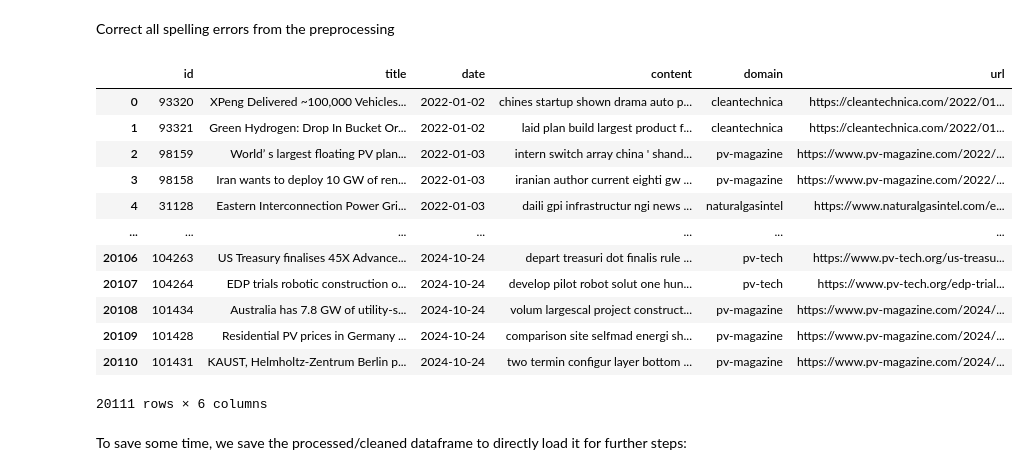
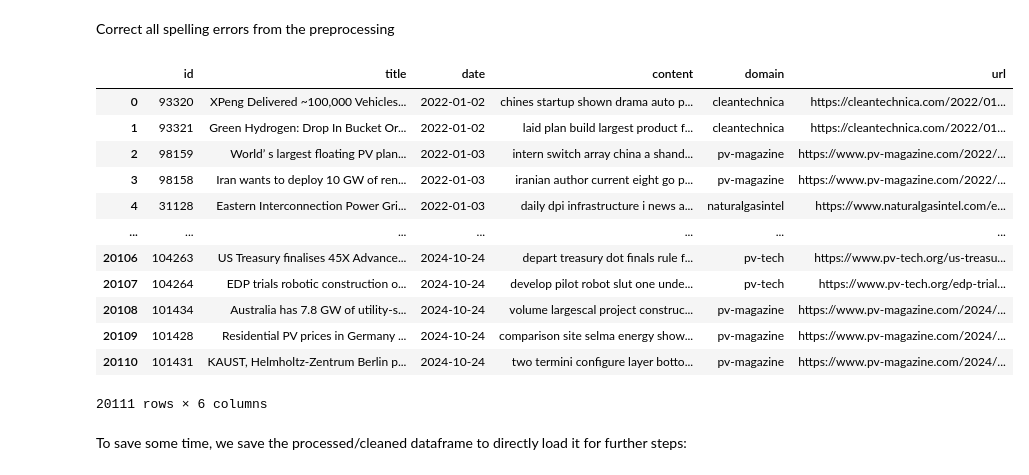
Before and after one commit to cmimholz/computational-language-technology-project, a Jupyter notebook: notebooks/stage1.ipynb, the cells around one changed output. Cells and saved outputs as stored; diff of their text form; code cells hidden in the pictures.

```diff
--- a/notebooks/stage1.ipynb
+++ b/notebooks/stage1.ipynb
@@ -445,6 +460,12 @@ STOPWORDS = set(stopwords.words('english'))
 stemmer = PorterStemmer()
 nltk.download('wordnet')
 spell = SpellChecker()
+# Initialize SymSpell
+sym_spell = SymSpell(max_dictionary_edit_distance=2, prefix_length=7)
+
+# Load dictionary from the local file
+dictionary_path = "frequency_dictionary_en_82_765.txt"
+sym_spell.load_dictionary(dictionary_path, term_index=0, count_index=1)
 # %% [output]
 [nltk_data] Downloading package stopwords to /root/nltk_data...
 [nltk_data]   Unzipping corpora/stopwords.zip.
@@ -536,6 +558,19 @@ def stem_words(text):
 
 def accented_to_ascii(text):
     return unidecode.unidecode(text)
+# %%
+def correct_spelling(text):
+    if pd.isna(text):  # Handle NaN values
+        return text
+
+    words = text.split()
+    corrected_words = []
+
+    for word in words:
+        suggestions = sym_spell.lookup(word, Verbosity.CLOSEST, max_edit_distance=2)
+        corrected_words.append(suggestions[0].term if suggestions else word)  # Use the best suggestion
+
+    return " ".join(corrected_words)
 # %% [markdown]
 ### df_media
 # %%
@@ -602,19 +616,21 @@ df_media_processed.loc[:1000, 'content'] = df_media_processed.loc[:1000, 'conten
-# %%
-df_media_processed
-# %% [output]
-|  | id | title | date | content | domain | url |
-| 0 | 93320 | XPeng Delivered ~100,000 Vehicles... | 2022-01-02 | chines startup shown drama auto p... | cleantechnica | https://cleantechnica.com/2022/01... |
-| 1 | 93321 | Green Hydrogen: Drop In Bucket Or... | 2022-01-02 | laid plan build largest product f... | cleantechnica | https://cleantechnica.com/2022/01... |
-| 2 | 98159 | World’ s largest floating PV plan... | 2022-01-03 | intern switch array china ' shand... | pv-magazine | https://www.pv-magazine.com/2022/... |
-| 3 | 98158 | Iran wants to deploy 10 GW of ren... | 2022-01-03 | iranian author current eighti gw ... | pv-magazine | https://www.pv-magazine.com/2022/... |
-| 4 | 31128 | Eastern Interconnection Power Gri... | 2022-01-03 | daili gpi infrastructur ngi news ... | naturalgasintel | https://www.naturalgasintel.com/e... |
-| ... | ... | ... | ... | ... | ... | ... |
-| 20106 | 104263 | US Treasury finalises 45X Advance... | 2024-10-24 | depart treasuri dot finalis rule ... | pv-tech | https://www.pv-tech.org/us-treasu... |
-| 20107 | 104264 | EDP trials robotic construction o... | 2024-10-24 | develop pilot robot solut one hun... | pv-tech | https://www.pv-tech.org/edp-trial... |
-| 20108 | 101434 | Australia has 7.8 GW of utility-s... | 2024-10-24 | volum largescal project construct... | pv-magazine | https://www.pv-magazine.com/2024/... |
-| 20109 | 101428 | Residential PV prices in Germany ... | 2024-10-24 | comparison site selfmad energi sh... | pv-magazine | https://www.pv-magazine.com/2024/... |
-| 20110 | 101431 | KAUST, Helmholtz-Zentrum Berlin p... | 2024-10-24 | two termin configur layer bottom ... | pv-magazine | https://www.pv-magazine.com/2024/... |
-20111 rows × 6 columns
+# %%
+tqdm.pandas(desc="Checking spelling")
+df_media_processed.loc[:, 'content'] = df_media_processed.loc[:, 'content'].map(correct_spelling)
+df_media_processed
+# %% [output]
+|  | id | title | date | content | domain | url |
+| 0 | 93320 | XPeng Delivered ~100,000 Vehicles... | 2022-01-02 | chines startup shown drama auto p... | cleantechnica | https://cleantechnica.com/2022/01... |
+| 1 | 93321 | Green Hydrogen: Drop In Bucket Or... | 2022-01-02 | laid plan build largest product f... | cleantechnica | https://cleantechnica.com/2022/01... |
+| 2 | 98159 | World’ s largest floating PV plan... | 2022-01-03 | intern switch array china a shand... | pv-magazine | https://www.pv-magazine.com/2022/... |
+| 3 | 98158 | Iran wants to deploy 10 GW of ren... | 2022-01-03 | iranian author current eight go p... | pv-magazine | https://www.pv-magazine.com/2022/... |
+| 4 | 31128 | Eastern Interconnection Power Gri... | 2022-01-03 | daily dpi infrastructure i news a... | naturalgasintel | https://www.naturalgasintel.com/e... |
+| ... | ... | ... | ... | ... | ... | ... |
+| 20106 | 104263 | US Treasury finalises 45X Advance... | 2024-10-24 | depart treasury dot finals rule f... | pv-tech | https://www.pv-tech.org/us-treasu... |
+| 20107 | 104264 | EDP trials robotic construction o... | 2024-10-24 | develop pilot robot slut one unde... | pv-tech | https://www.pv-tech.org/edp-trial... |
+| 20108 | 101434 | Australia has 7.8 GW of utility-s... | 2024-10-24 | volume largescal project construc... | pv-magazine | https://www.pv-magazine.com/2024/... |
+| 20109 | 101428 | Residential PV prices in Germany ... | 2024-10-24 | comparison site selma energy show... | pv-magazine | https://www.pv-magazine.com/2024/... |
+| 20110 | 101431 | KAUST, Helmholtz-Zentrum Berlin p... | 2024-10-24 | two termini configure layer botto... | pv-magazine | https://www.pv-magazine.com/2024/... |
+20111 rows × 6 columns
 # %% [markdown]
 To save some time, we save the processed/cleaned dataframe to directly load it for further steps:
 # %%
```
Also changed, not shown: parts of 8 cells of this notebook, 2 other files.
